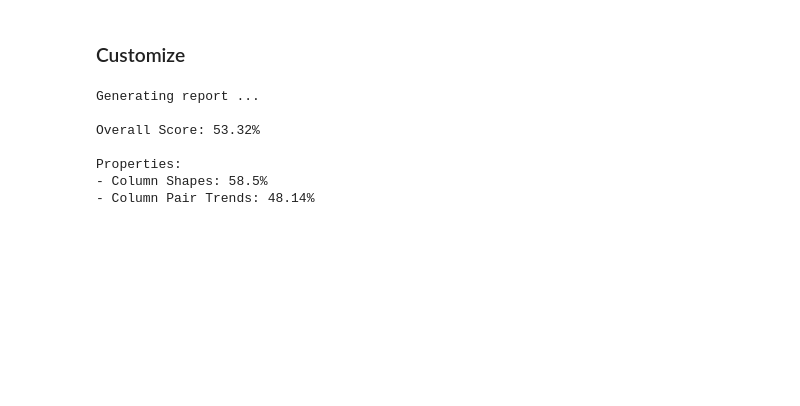
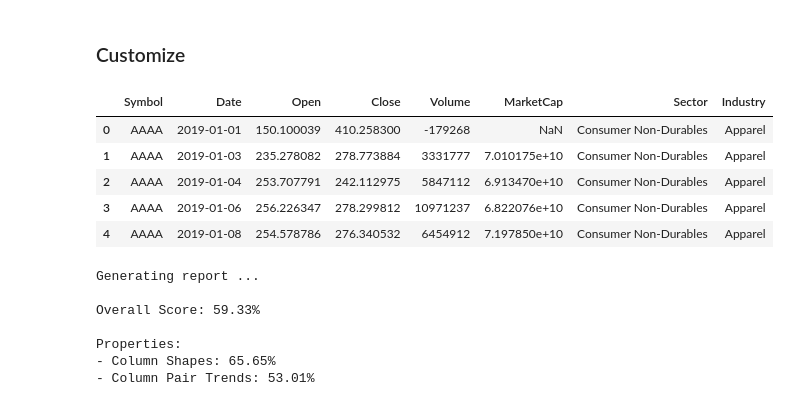
Before and after one commit to ShankarChavan/synthetic-data-generation, a Jupyter notebook: SyntheticDataVault.ipynb, the cells around one changed output. Cells and saved outputs as stored; diff of their text form; code cells hidden in the pictures; blank space fills up the shorter version.

```diff
--- a/SyntheticDataVault.ipynb
+++ b/SyntheticDataVault.ipynb
@@ -588,6 +606,16 @@ par_custom_synthesizer = PARSynthesizer(
     verbose=True)
 
 par_custom_synthesizer.fit(real_data)
+# %%
+par_custom_synthetic_data = par_custom_synthesizer.sample(num_sequences=10)
+par_custom_synthetic_data.head()
+# %% [output]
+|  | Symbol | Date | Open | Close | Volume | MarketCap | Sector | Industry |
+| 0 | AAAA | 2019-01-01 | 150.100039 | 410.258300 | -179268 | NaN | Consumer Non-Durables | Apparel |
+| 1 | AAAA | 2019-01-03 | 235.278082 | 278.773884 | 3331777 | 7.010175e+10 | Consumer Non-Durables | Apparel |
+| 2 | AAAA | 2019-01-04 | 253.707791 | 242.112975 | 5847112 | 6.913470e+10 | Consumer Non-Durables | Apparel |
+| 3 | AAAA | 2019-01-06 | 256.226347 | 278.299812 | 10971237 | 6.822076e+10 | Consumer Non-Durables | Apparel |
+| 4 | AAAA | 2019-01-08 | 254.578786 | 276.340532 | 6454912 | 7.197850e+10 | Consumer Non-Durables | Apparel |
 # %%
 quality_report = evaluate_quality(
     real_data,
@@ -597,8 +625,8 @@ quality_report = evaluate_quality(
 # %% [output]
 Generating report ...
 
-Overall Score: 53.32%
+Overall Score: 59.33%
 
 Properties:
-- Column Shapes: 58.5%
-- Column Pair Trends: 48.14%
+- Column Shapes: 65.65%
+- Column Pair Trends: 53.01%
```
Also changed, not shown: parts of 10 cells of this notebook.
